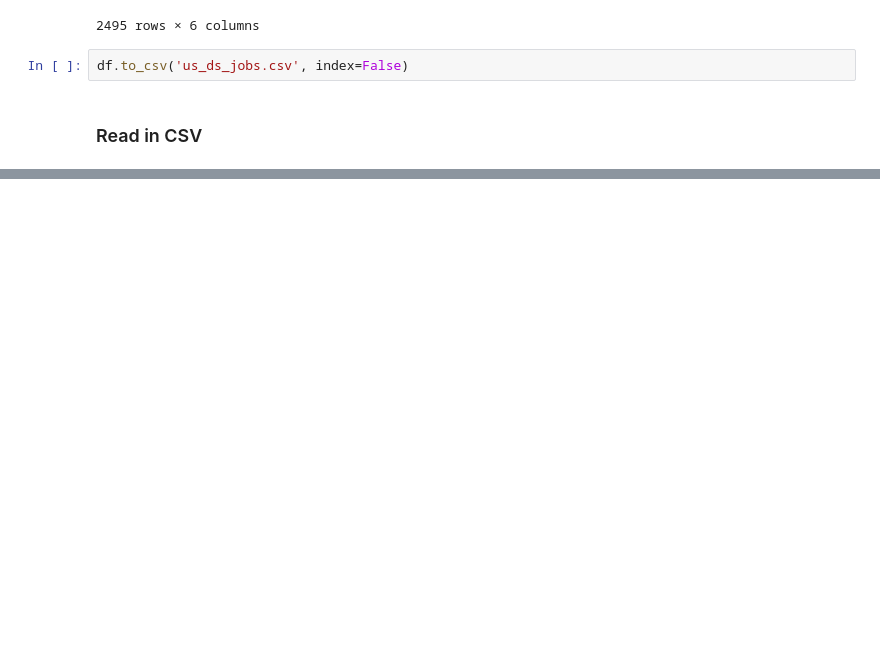
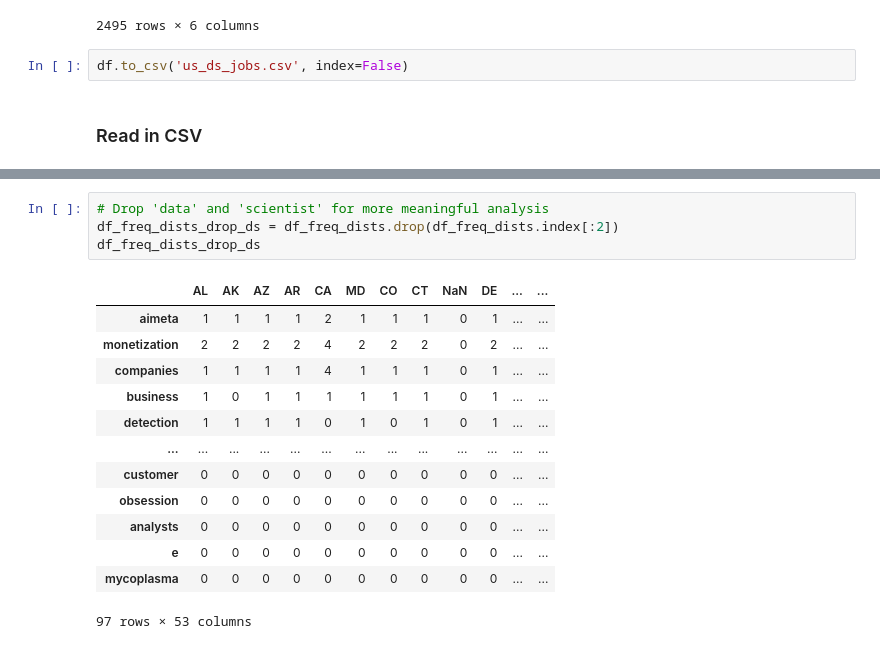
Before and after one commit to ethanwright96/data-science-jobscape, a Jupyter notebook: country-wide-ds-jobscape.ipynb, the cells around one changed output, grey strips where cells are left out. Drawn from its saved outputs; the diff is of its cells as text; blank space fills up the shorter version.

```diff
--- a/country-wide-ds-jobscape.ipynb
+++ b/country-wide-ds-jobscape.ipynb
@@ -195,0 +299,18 @@ ValueError: Can't locate a browser with key in ('chrome', 'google-chrome')
+# %%
+# Drop 'data' and 'scientist' for more meaningful analysis
+df_freq_dists_drop_ds = df_freq_dists.drop(df_freq_dists.index[:2])
+df_freq_dists_drop_ds
+# %% [output]
+|  | AL | AK | AZ | AR | CA | MD | CO | CT | NaN | DE | ... | ... |
+| aimeta | 1 | 1 | 1 | 1 | 2 | 1 | 1 | 1 | 0 | 1 | ... | ... |
+| monetization | 2 | 2 | 2 | 2 | 4 | 2 | 2 | 2 | 0 | 2 | ... | ... |
+| companies | 1 | 1 | 1 | 1 | 4 | 1 | 1 | 1 | 0 | 1 | ... | ... |
+| business | 1 | 0 | 1 | 1 | 1 | 1 | 1 | 1 | 0 | 1 | ... | ... |
+| detection | 1 | 1 | 1 | 1 | 0 | 1 | 0 | 1 | 0 | 1 | ... | ... |
+| ... | ... | ... | ... | ... | ... | ... | ... | ... | ... | ... | ... | ... |
+| customer | 0 | 0 | 0 | 0 | 0 | 0 | 0 | 0 | 0 | 0 | ... | ... |
+| obsession | 0 | 0 | 0 | 0 | 0 | 0 | 0 | 0 | 0 | 0 | ... | ... |
+| analysts | 0 | 0 | 0 | 0 | 0 | 0 | 0 | 0 | 0 | 0 | ... | ... |
+| e | 0 | 0 | 0 | 0 | 0 | 0 | 0 | 0 | 0 | 0 | ... | ... |
+| mycoplasma | 0 | 0 | 0 | 0 | 0 | 0 | 0 | 0 | 0 | 0 | ... | ... |
+97 rows × 53 columns
```
Also changed, not shown: parts of 23 cells of this notebook.
